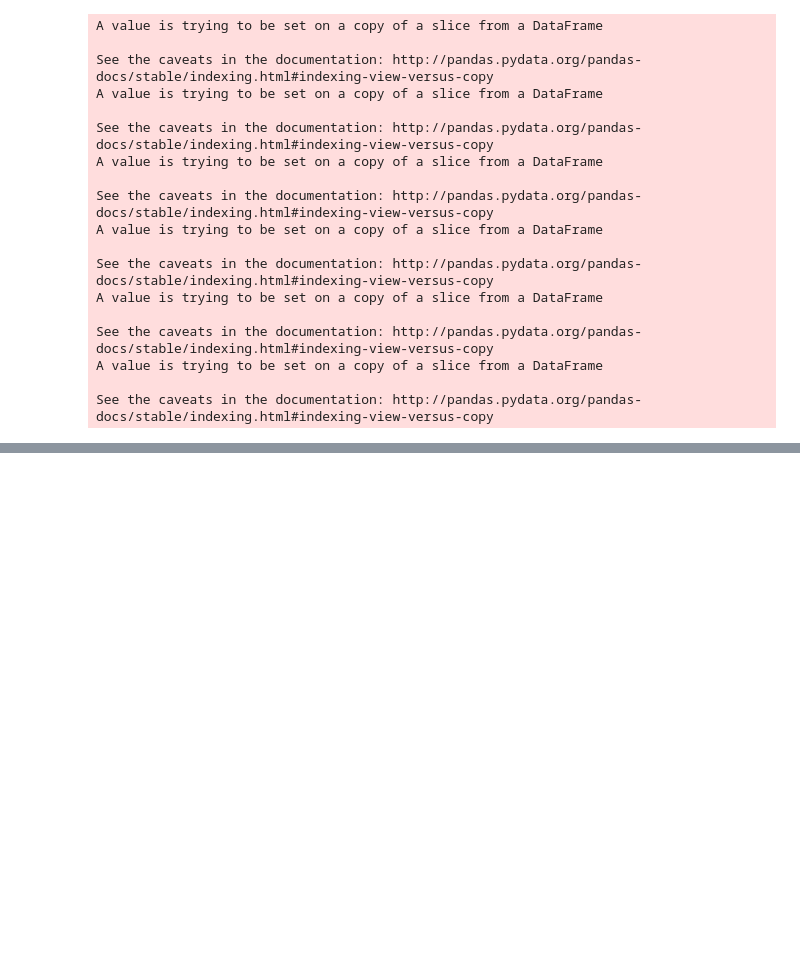
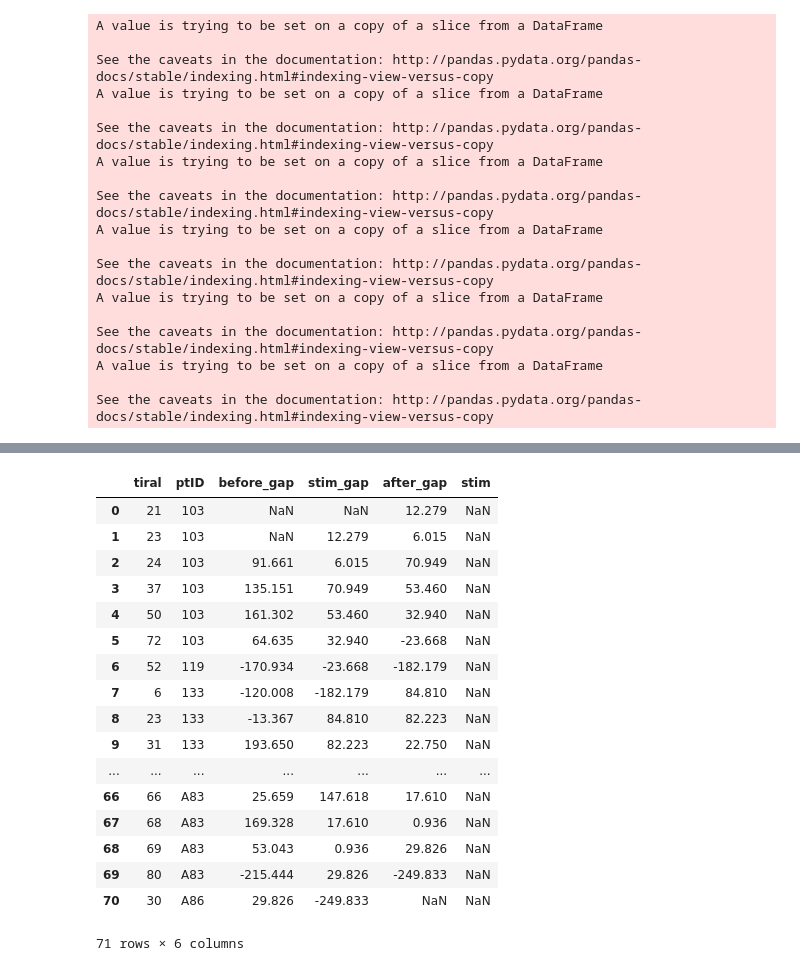
Before and after one commit to maansidesai/SpeechArrestData, a Jupyter notebook: Speech_Arrest _Analysis.ipynb, the cells around one changed output, grey strips where cells are left out. Saved outputs shown, nothing was run; the diff lists cells and outputs as text; code cells hidden in the pictures; blank space fills up the shorter version.

```diff
--- a/Speech_Arrest _Analysis.ipynb
+++ b/Speech_Arrest _Analysis.ipynb
@@ -141,6 +141,12 @@ count('syllable','other')
 ## Calculating Stim Gap
 # %%
 framey = frame[frame.stim == 'Y']
+framey = framey[framey.timePlot == 'noplot']
+framey = framey[framey.error != '']
+
+
+
+
 framey = framey.reindex_axis(("trial","ptID", "s_onset", "s_offset", "s_dur", "stim_onset", "stim_offset", "during_stim_pos", "during_stim_neg", "stim_effect", "error","error2", "during_stim_for_pos", "during_stim_for_neg", "stim_loc", "stim", "timePlot", "region"), axis=1)
 
 frame1 = pd.DataFrame()
@@ -155,17 +161,6 @@ frame1['one_before_s_onset'] = np.zeros(len(frame1['s_onset']))
 frame1['one_after_s_onset'] = np.zeros(len(frame1['s_onset']))
 frame1['one_after_s_offset'] = np.zeros(len(frame1['s_onset']))
 
-# for f in range(2,len(frame1['s_onset'])):
-#     frame1['two_before_s_onset'][f] = frame1['s_onset'][f-2]
-#     frame1['two_before_s_offset'][f] = frame1['s_offset'][f-2]
-
-# for b in range(1,len(frame1['s_onset'])):
-#     frame1['one_before_s_offset'][b] = frame1['s_offset'][b-1]
-#     frame1['one_before_s_onset'][b] = frame1['s_onset'][b-1]
-
-# for b in range(0,len(frame1['s_onset'])-1):
-#     frame1['one_after_s_onset'][b] = frame1['s_onset'][b+1]
-#     frame1['one_after_s_offset'][b] = frame1['s_offset'][b+1]
 
 frame1['two_before_s_onset'][2:] = frame1['s_onset'][:-2]
 frame1['two_before_s_offset'][2:] = frame1['s_offset'][:-2]
@@ -218,5 +233,26 @@ frame1['after_gap'] = frame1['oaon'] - frame1['soff']
 # %%
 a = framey['trial'].tolist()
 frame1['tiral'] = a
-frame1 = frame1.reindex_axis(('tiral','ptID', 'before_gap', 'stim_gap', 'after_gap'), axis = 1)
+frame1 = frame1.reindex_axis(('tiral','ptID', 'before_gap', 'stim_gap', 'after_gap', "stim"), axis = 1)
 frame1.to_csv('stim_info3.csv')
+# %%
+frame1
+# %% [output]
+|  | tiral | ptID | before_gap | stim_gap | after_gap | stim |
+| 0 | 21 | 103 | NaN | NaN | 12.279 | NaN |
+| 1 | 23 | 103 | NaN | 12.279 | 6.015 | NaN |
+| 2 | 24 | 103 | 91.661 | 6.015 | 70.949 | NaN |
+| 3 | 37 | 103 | 135.151 | 70.949 | 53.460 | NaN |
+| 4 | 50 | 103 | 161.302 | 53.460 | 32.940 | NaN |
+| 5 | 72 | 103 | 64.635 | 32.940 | -23.668 | NaN |
+| 6 | 52 | 119 | -170.934 | -23.668 | -182.179 | NaN |
+| 7 | 6 | 133 | -120.008 | -182.179 | 84.810 | NaN |
+| 8 | 23 | 133 | -13.367 | 84.810 | 82.223 | NaN |
+| 9 | 31 | 133 | 193.650 | 82.223 | 22.750 | NaN |
+| ... | ... | ... | ... | ... | ... | ... |
+| 66 | 66 | A83 | 25.659 | 147.618 | 17.610 | NaN |
+| 67 | 68 | A83 | 169.328 | 17.610 | 0.936 | NaN |
+| 68 | 69 | A83 | 53.043 | 0.936 | 29.826 | NaN |
+| 69 | 80 | A83 | -215.444 | 29.826 | -249.833 | NaN |
+| 70 | 30 | A86 | 29.826 | -249.833 | NaN | NaN |
+71 rows × 6 columns
```
Also changed, not shown: parts of 1 cell of this notebook.
